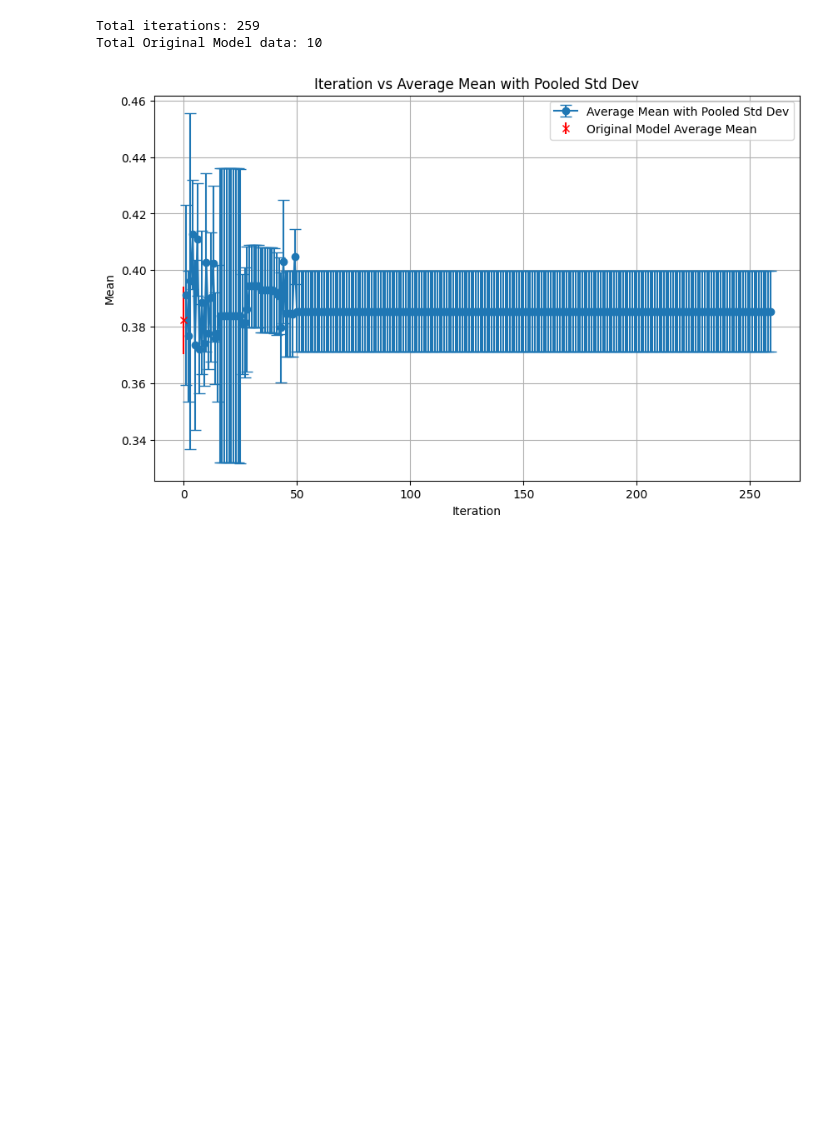
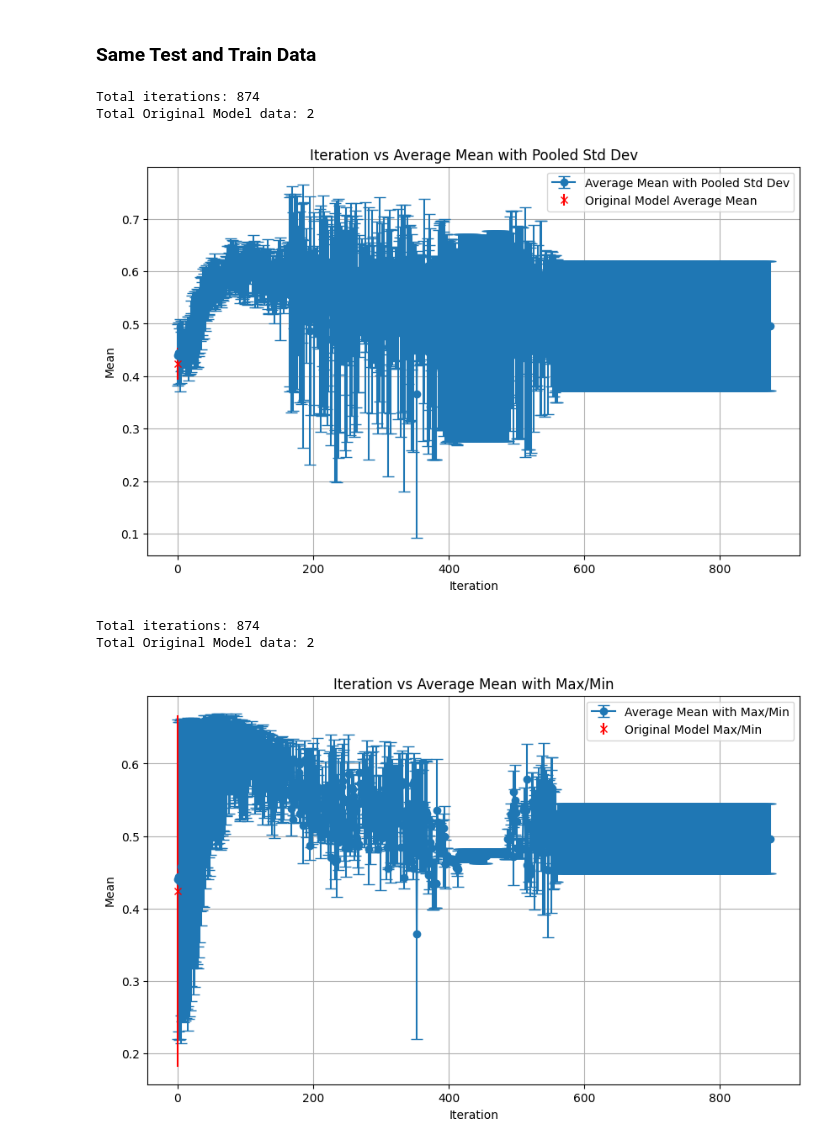
Before and after one commit to Alanhsiu/trl, a Jupyter notebook: plot.ipynb, the cells around one changed output. Cells and saved outputs as stored; diff of their text form; code cells hidden in the pictures; blank space fills up the shorter version.

```diff
--- a/plot.ipynb
+++ b/plot.ipynb
@@ -1,5 +1,7 @@
+# %% [markdown]
+### Same Test and Train Data
 # %%
-model_output_dir = '/work/b0990106x/trl/model_output/1016-0106'
+model_output_dir = '/work/b0990106x/trl/model_output/1018-2305'
 log_path = f'{model_output_dir}/log_training.log'
 
 import re
@@ -152,33 +154,37 @@ def plot_metrics_v2(data):
         upper_errors.append(upper_error)
         lower_errors.append(lower_error)
 
     # Plot the average means with max/min as error bars
     plt.errorbar(iterations, avg_means, yerr=[lower_errors, upper_errors], fmt='o-', capsize=5, label='Average Mean with Max/Min')
 
     # Plot Original Model data (if available)
     if "Original" in data and len(data["Original"]) > 0:
         original_means = [item[0] for item in data["Original"]]
         original_max_vals = [max(item[0] for item in data["Original"])]
         original_min_vals = [min(item[0] for item in data["Original"])]
         avg_original_mean = np.mean(original_means)
         upper_original_error = max(original_max_vals) - avg_original_mean
         lower_original_error = avg_original_mean - min(original_min_vals)
 
         plt.errorbar([0], [avg_original_mean], yerr=[[lower_original_error], [upper_original_error]], fmt='x', color='r', label='Original Model Max/Min')
 
     plt.xlabel('Iteration')
     plt.ylabel('Mean')
     plt.title('Iteration vs Average Mean with Max/Min')
     plt.grid(True)
     plt.legend()
     plt.show()
 
 # Parse the log file
 data = parse_log_file(log_path)
 
 # Plot the metrics
 plot_metrics(data)
+plot_metrics_v2(data)
 # %% [output]
-Total iterations: 259
-Total Original Model data: 10
+Total iterations: 874
+Total Original Model data: 2
-[figure, old version]
+[figure, new version]
+Total iterations: 874
+Total Original Model data: 2
+[figure, added]
```
Also changed, not shown: parts of 2 cells of this notebook, 4 other files.
